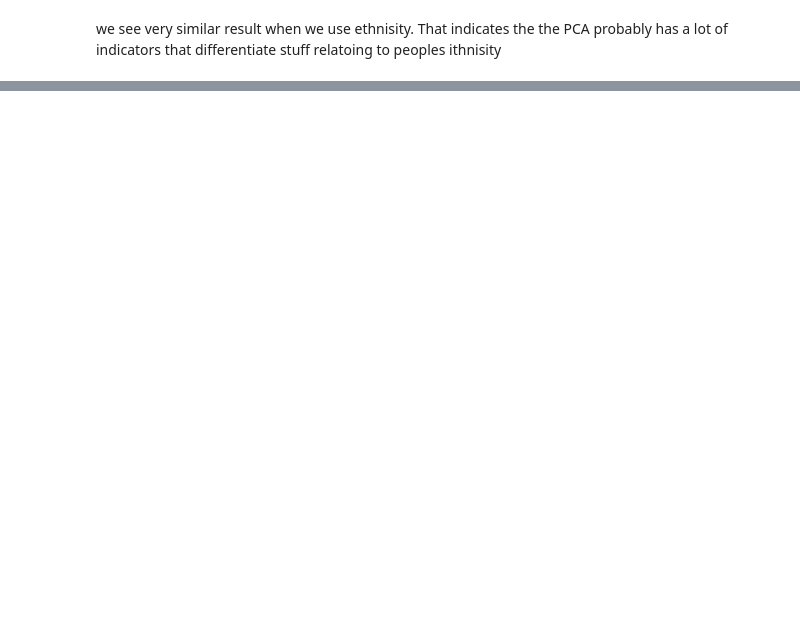
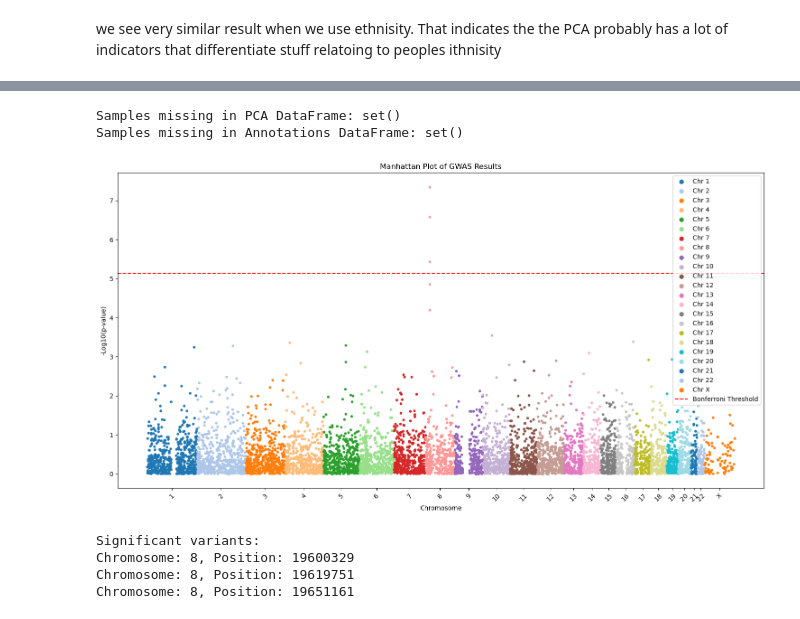
Before and after one commit to julsofpet/caffine_GWAS, a Jupyter notebook: analysis.ipynb, the cells around one changed output, grey strips where cells are left out. Drawn from its saved outputs; the diff is of its cells as text; code cells hidden in the pictures; blank space fills up the shorter version.

```diff
--- a/analysis.ipynb
+++ b/analysis.ipynb
@@ -1245,0 +704,80 @@ KeyboardInterrupt:
+# %%
+# Step 1: Transpose the SNP matrix for PCA (samples as rows, SNPs as columns)
+df_for_pca_numeric = vcf_data_cleaned.iloc[:, 9:].T
+df_for_pca_numeric = df_for_pca_numeric.apply(pd.to_numeric, errors='coerce')  # Ensure numeric data
+
+# Get dummies for the superpopulation
+annotations_numeric = pd.get_dummies(annotations['SuperPopulation'], prefix='SuperPop').astype(int)
+
+# Step 3: Align phenotypes with PCA results
+annotations_numeric = annotations_numeric.loc[annotations_numeric.index.intersection(annotations.index)]  # Ensure matching indices
+annotations = annotations.loc[annotations.index.intersection(annotations_numeric.index)]  # Match indices
+phenotypes = annotations['CaffeineConsumption']
+
+# Debug mismatches between PCA and Annotations
+missing_in_pca = set(annotations.index) - set(pca_df.index)
+missing_in_annotations = set(pca_df.index) - set(annotations.index)
+
+print("Samples missing in PCA DataFrame:", missing_in_pca)
+print("Samples missing in Annotations DataFrame:", missing_in_annotations)
+
+# Step 4: GWAS with PCs as covariates
+gwas_results = []
+for idx in vcf_data_cleaned.index:
+    # Extract SNP genotypes
+    genotypes = vcf_data_cleaned.loc[idx, vcf_data_cleaned.columns[9:]].T
+    genotypes = pd.to_numeric(genotypes, errors='coerce')
+
+    # Prepare the design matrix (SNP + SuperPopulation)
+    X = pd.DataFrame({'SNP': genotypes}, index=annotations_numeric.index)
+    X = pd.concat([X, pca_df], axis=1)
+    X = sm.add_constant(X)  # Add intercept
+
+    # Ensure alignment with phenotype
+    X = X.loc[X.index.intersection(phenotypes.index)]
+    y = phenotypes.loc[X.index]
+
+    if X['SNP'].isnull().any():
+        continue  # Skip SNPs with missing genotypes
+
+    # Fit linear regression
+    model = sm.OLS(y, X).fit()
+
+    # Extract p-value for the SNP
+    p_value = model.pvalues.get('SNP', np.nan)
+    if not pd.isna(p_value):
+        gwas_results.append({
+            'VariantID': f"{vcf_data_cleaned.loc[idx, 'CHROM']}:{vcf_data_cleaned.loc[idx, 'POS']}",
+            'PValue': p_value
+        })
+
+# Step 5: Create DataFrame with GWAS results
+updated_results_df = pd.DataFrame(gwas_results)
+updated_results_df['minus_log10_pvalue'] = -np.log10(updated_results_df['PValue'])
+
+# Step 6: Recalculate Bonferroni Threshold
+bonferroni_threshold = -np.log10(0.05 / len(updated_results_df))
+
+# Step 7: Plot the Manhattan Plot
+# Preprocess results DataFrame for plotting
+results_df = preprocess_results_df(updated_results_df)
+results_df, ticks, labels = calculate_cumulative_bp(results_df)
+
+# Plot
+plot_manhattan(results_df, ticks, labels, bonferroni_threshold)
+
+# Step 8: Identify significant variants
+significant_variants = updated_results_df[updated_results_df['minus_log10_pvalue'] > bonferroni_threshold]
+
+# Print significant variant locations (chromosome and position)
+print("Significant variants:")
+for _, row in significant_variants.iterrows():
+    print(f"Chromosome: {row['VariantID'].split(':')[0]}, Position: {row['VariantID'].split(':')[1]}")
+# %% [output]
+Samples missing in PCA DataFrame: set()
+Samples missing in Annotations DataFrame: set()
+[figure, added]
+Significant variants:
+Chromosome: 8, Position: 19600329
+Chromosome: 8, Position: 19619751
+Chromosome: 8, Position: 19651161
```
Also changed, not shown: parts of 16 cells of this notebook.
